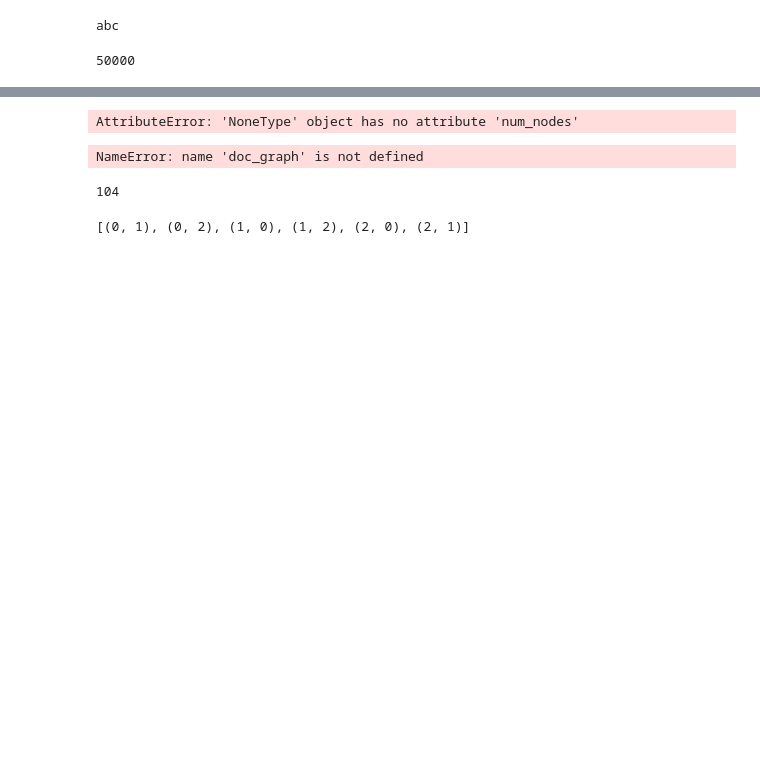
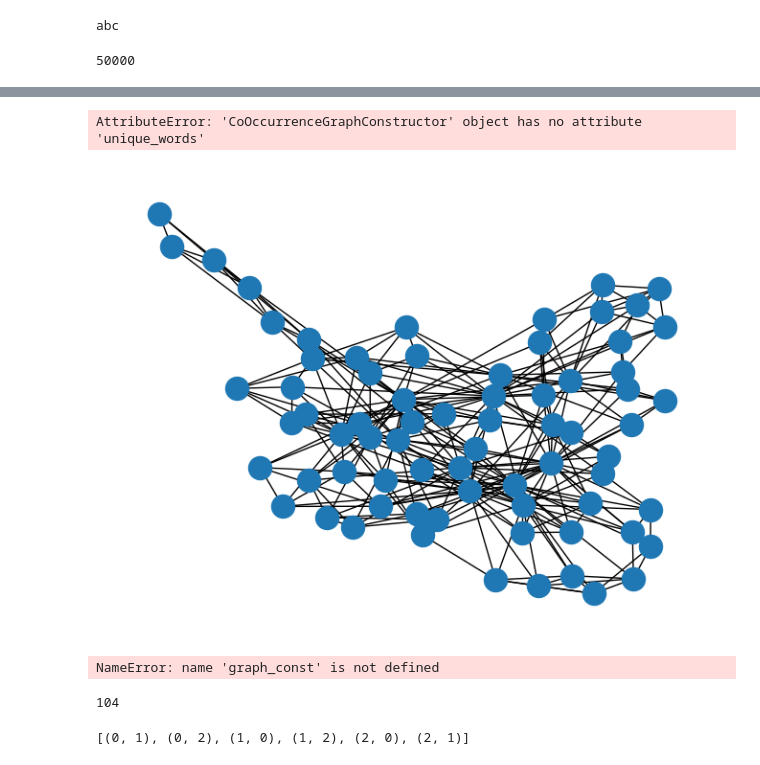
Before and after one commit to raziehAskarizade/Beyond-Words, a Jupyter notebook: Practices/GraphConstruction/TextToGraph/SimpleTextGraph/SimpleTextGraph2.ipynb, the cells around one changed output, grey strips where cells are left out. Saved outputs shown, nothing was run; the diff lists cells and outputs as text; code cells hidden in the pictures; blank space fills up the shorter version.

```diff
--- a/Practices/GraphConstruction/TextToGraph/SimpleTextGraph/SimpleTextGraph2.ipynb
+++ b/Practices/GraphConstruction/TextToGraph/SimpleTextGraph/SimpleTextGraph2.ipynb
@@ -48,5 +264,7 @@ config = Config(r'C:\Users\fardin\Projects\ColorIntelligence\Scripts\Configs\Con
 # %%
-# graph_const = CoOccurrenceGraphConstructor(None, 'AmazonReview', config, lazy_construction=False, naming_prepend='graph', load_preprocessed_data=True)
-graph_const = CoOccurrenceGraphConstructor(train_df['Review'], 'AmazonReview', config, lazy_construction=False, naming_prepend='graph', load_preprocessed_data=False)
+start_time = time.time()
+graph_const = CoOccurrenceGraphConstructor(train_df['Review'], 'AmazonReview', config, lazy_construction=True,  load_preprocessed_data=True, naming_prepend='graph')
+print(f'execution time in second: {time.time() - start_time}')
+# graph_const = CoOccurrenceGraphConstructor(train_df['Review'][:10], 'AmazonReview', config, lazy_construction=False, naming_prepend='graph', load_preprocessed_data=False)
 # graph = graph_const.to_graph(train_df['Review'][0])
 # %% [output]
@@ -71,0 +272,3 @@ print(len(graph_const.graphs))
+# %%
+graph_const.load_var()
+print(graph_const.var.graphs_name)
@@ -80,12 +313,9 @@ os.path.join(graph_const.save_path, graph_const.var.graphs_name[0])
 # %%
-g = to_networkx(graph_const.graphs[0], to_undirected=True)
+g = to_networkx(graph_const.get_graph(0), to_undirected=True)
 layout = nx.spring_layout(g)
 nx.draw(g, pos=layout)
 unique_words_dict = {i: graph_const.unique_words[i] for i in range(len(graph_const.unique_words))}
 nx.draw_networkx_labels(g, pos=layout, labels=unique_words_dict)
 # %% [output]
-AttributeError: 'NoneType' object has no attribute 'num_nodes'
+AttributeError: 'CoOccurrenceGraphConstructor' object has no attribute 'unique_words'
+[figure, added]
-# %%
-doc_graph.edge_index
-# %% [output]
-NameError: name 'doc_graph' is not defined
@@ -92,3 +324,8 @@ NameError: name 'doc_graph' is not defined
+# %%
+device = torch.device('cuda' if torch.cuda.is_available() else 'cpu')
+graph_loader = GLabeledGraphLoader(graph_const, train_df['Polarity'], device)
+# %% [output]
+NameError: name 'graph_const' is not defined
 # %%
 len(graph_const.unique_words)
 # %% [output]
```
Also changed, not shown: parts of 20 cells of this notebook, 3 other files.
